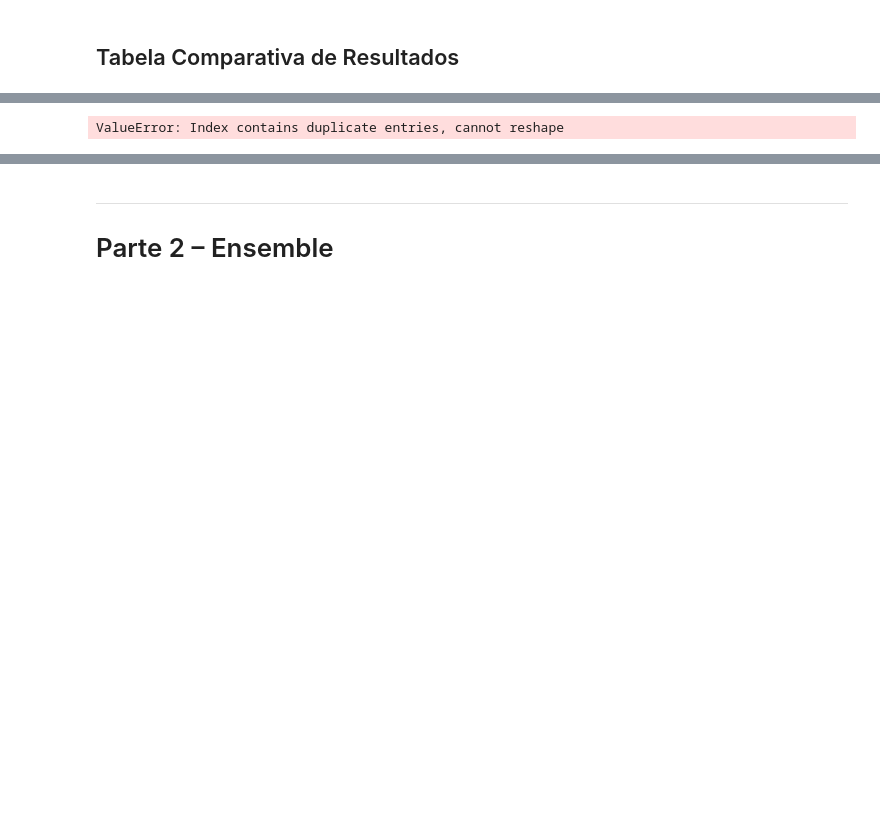
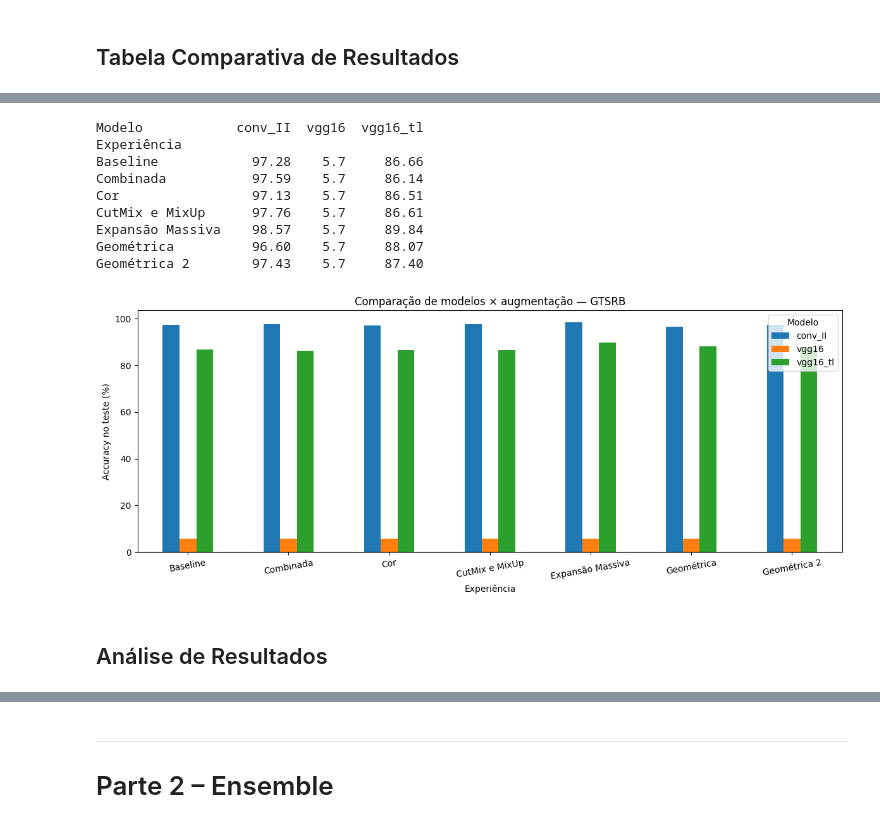
Before and after one commit to phi-00/ProjectVC, a Jupyter notebook: notebooks/notebook.ipynb, the cells around one changed output, grey strips where cells are left out. Saved outputs shown, nothing was run; the diff lists cells and outputs as text; code cells hidden in the pictures; blank space fills up the shorter version.

Commit message:
Added ensembles and some results analysis

```diff
--- a/notebooks/notebook.ipynb
+++ b/notebooks/notebook.ipynb
@@ -172,6 +172,9 @@ def run_experiment(name, transform_train, transform_test, model_name='conv_II',
             model = torchvision.models.vgg16(weights=torchvision.models.VGG16_Weights.IMAGENET1K_V1)
             for param in model.parameters():
                 param.requires_grad = False
+            for layer in [model.features[24], model.features[26]]:
+                for param in layer.parameters():
+                    param.requires_grad = True
             n_inputs = model.classifier[0].in_features
             model.classifier = torch.nn.Sequential(
                 torch.nn.Linear(n_inputs, 256),
@@ -923,34 +931,24 @@ print(pd.DataFrame(all_results))
 # %%
-#summary = pd.DataFrame({
-#    'Experiência':    ['Baseline', 'Geométrica', 'Geométrica2', 'Cor', 'Combinada', 'Expansão Massiva', 'CutMix e MixUp'],
-#    'Média Accuracy': [mean_base,  mean_geo, mean_geo2,     mean_color, mean_comb, mean_exp, mean_mix],
-#    'Std':            [std_base,   std_geo, std_geo2,        std_color,  std_comb,  std_exp, std_mix]
-#})
-#summary['Média Accuracy (%)'] = (summary['Média Accuracy'] * 100).round(2)
-#summary['Std (%)']            = (summary['Std'] * 100).round(3)
-#print(summary[['Experiência', 'Média Accuracy (%)', 'Std (%)']])
-
-# Gráfico de barras comparativo
-#plt.figure(figsize=(10, 5))
-#plt.bar(summary['Experiência'], summary['Média Accuracy (%)'],
-#        yerr=summary['Std (%)'], capsize=5)
-#plt.ylabel('Accuracy no teste (%)')
-#plt.title('Comparação de estratégias de Data Augmentation — GTSRB')
-#plt.xticks(rotation=15)
-#plt.tight_layout()
-#plt.show()
-
-
-summary = pd.DataFrame(all_results)
 print(summary.pivot(index='Experiência', columns='Modelo', values='Média (%)').to_string())
 
 pivot = summary.pivot(index='Experiência', columns='Modelo', values='Média (%)')
 pivot.plot(kind='bar', figsize=(12, 5), capsize=4)
 plt.ylabel('Accuracy no teste (%)')
 plt.title('Comparação de modelos × augmentação — GTSRB')
-plt.xticks(rotation=15)
+plt.xticks(rotation=10)
 plt.legend(title='Modelo')
 plt.tight_layout()
 plt.show()
 # %% [output]
-ValueError: Index contains duplicate entries, cannot reshape
+Modelo            conv_II  vgg16  vgg16_tl
+Experiência
+Baseline            97.28    5.7     86.66
+Combinada           97.59    5.7     86.14
+Cor                 97.13    5.7     86.51
+CutMix e MixUp      97.76    5.7     86.61
+Expansão Massiva    98.57    5.7     89.84
+Geométrica          96.60    5.7     88.07
+Geométrica 2        97.43    5.7     87.40
+[figure, added]
+# %% [markdown]
+## Análise de Resultados
```
Also changed, not shown: parts of 34 cells of this notebook.
